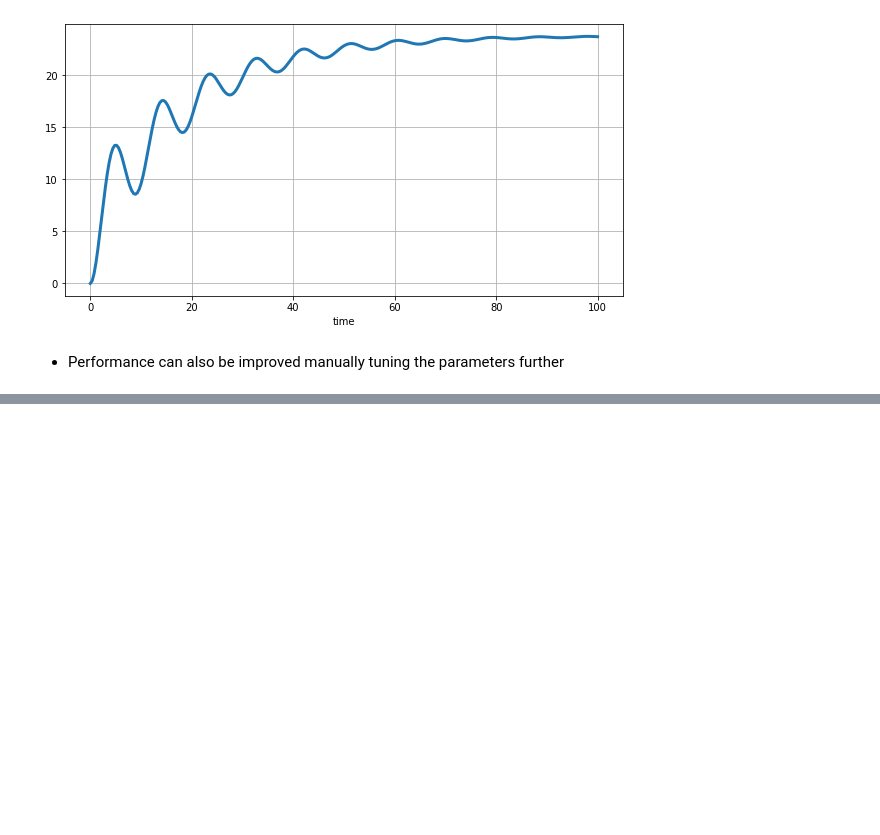
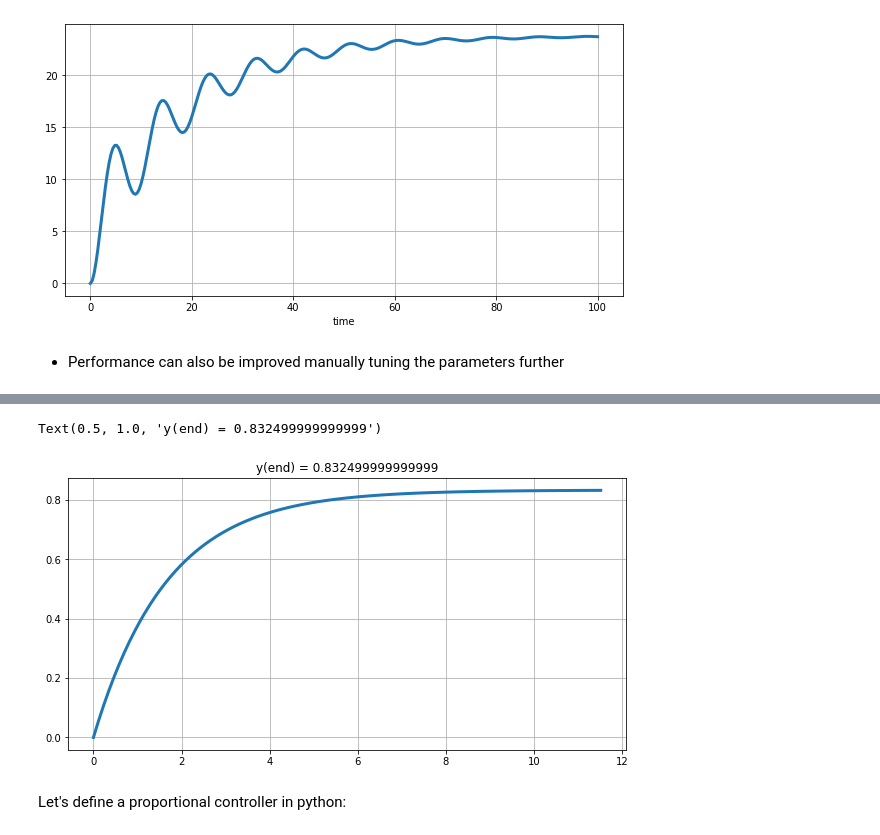
Before and after one commit to andreamunafo/classical_control_theory, a Jupyter notebook: 16_PID_Control.ipynb, the cells around one changed output, grey strips where cells are left out. Cells and saved outputs as stored; diff of their text form; code cells hidden in the pictures; blank space fills up the shorter version.

```diff
--- a/16_PID_Control.ipynb
+++ b/16_PID_Control.ipynb
@@ -435,0 +580,9 @@ $$
+# %%
+s = control.tf([1,0], [1])
+G_s = 0.1/(s+0.1)
+
+K = 5
+t_out, y_out = control.step_response(control.feedback(K*G_s, 1))
+
+print('G(s):', G_s)
+print('Gcc(s):', control.feedback(K*G_s, 1))
@@ -435,0 +602,10 @@ $$
+# %%
+fig, axs = plt.subplots(1, 1, figsize=(10, 5))
+plt.plot(t_out, y_out, linewidth=3)
+plt.grid()
+plt.title('y(end) = {}'.format(y_out[-1]))
+# %% [output]
+Text(0.5, 1.0, 'y(end) = 0.832499999999999')
+[figure, added]
+# %% [markdown]
+Let's define a proportional controller in python:
```
Also changed, not shown: parts of 78 cells of this notebook.
